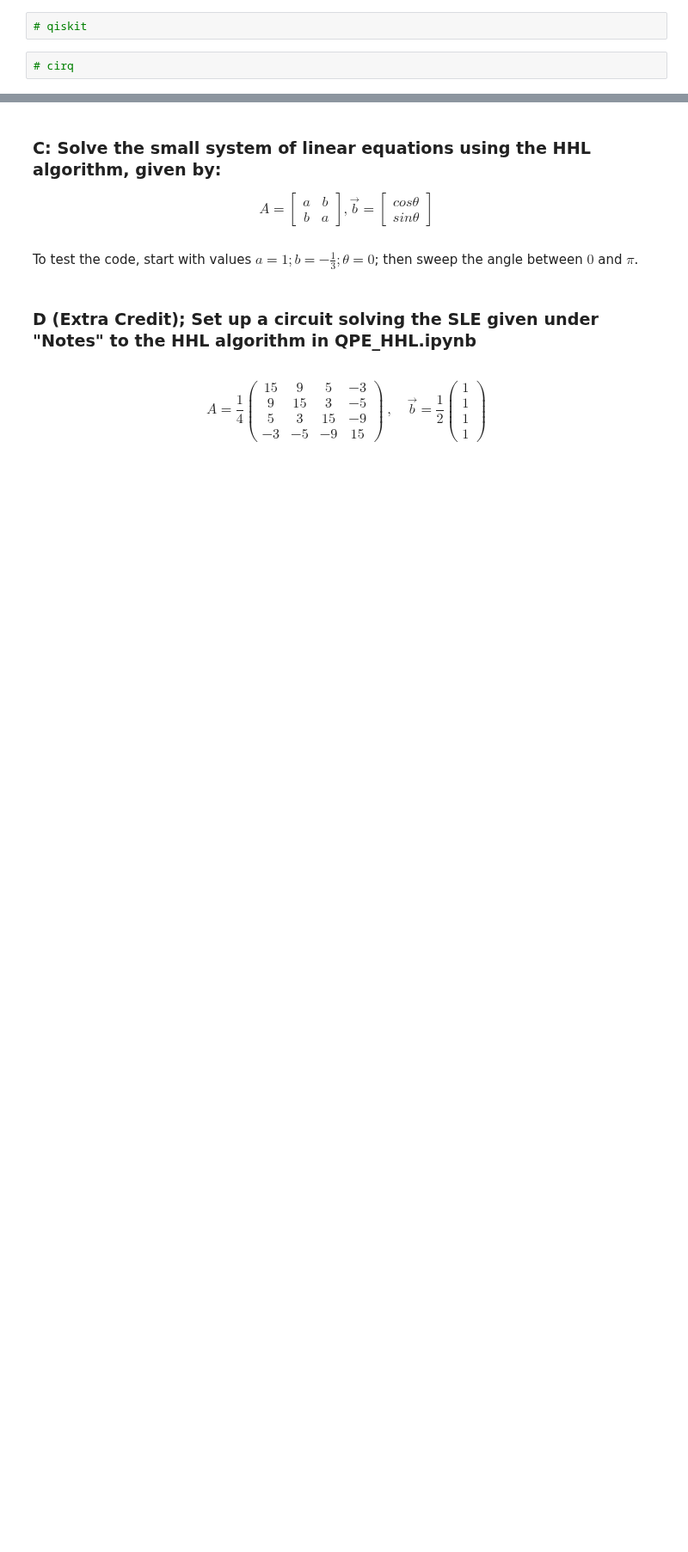
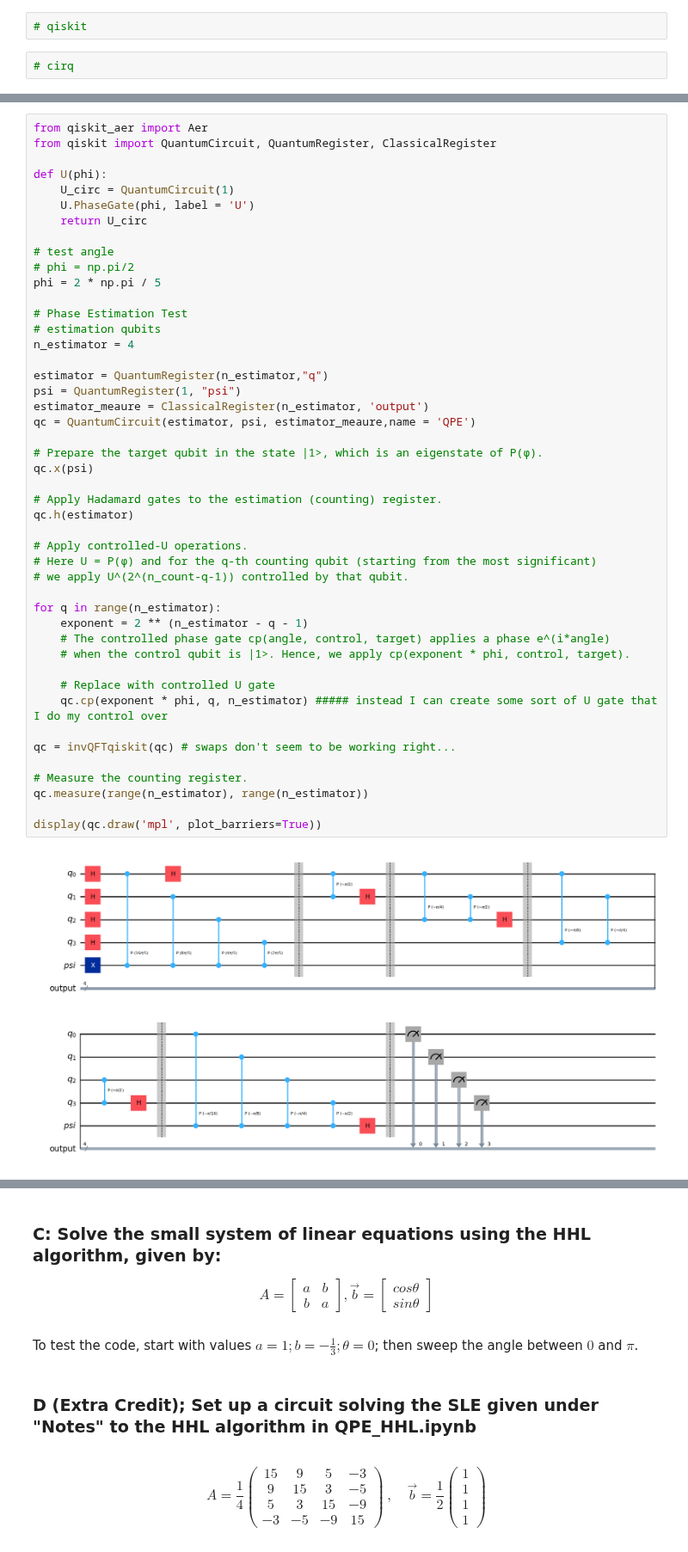
Before and after one commit to elijahkin/amsc698k, a Jupyter notebook: hw5/hw5.ipynb, the cells around one changed output, grey strips where cells are left out. Shown at 86% size. Saved outputs shown, nothing was run; the diff lists cells and outputs as text; blank space fills up the shorter version.

```diff
--- a/hw5/hw5.ipynb
+++ b/hw5/hw5.ipynb
@@ -30,0 +176,48 @@ Estimate the (assumed unknown) angle φ of a phase gate P(φ, q0) via a QPE to b
+# %%
+from qiskit_aer import Aer
+from qiskit import QuantumCircuit, QuantumRegister, ClassicalRegister
+
+def U(phi):
+    U_circ = QuantumCircuit(1)
+    U.PhaseGate(phi, label = 'U')
+    return U_circ
+
+# test angle
+# phi = np.pi/2
+phi = 2 * np.pi / 5
+
+# Phase Estimation Test
+# estimation qubits
+n_estimator = 4
+
+estimator = QuantumRegister(n_estimator,"q")
+psi = QuantumRegister(1, "psi")
+estimator_meaure = ClassicalRegister(n_estimator, 'output')
+qc = QuantumCircuit(estimator, psi, estimator_meaure,name = 'QPE')
+
+# Prepare the target qubit in the state |1>, which is an eigenstate of P(φ).
+qc.x(psi)
+
+# Apply Hadamard gates to the estimation (counting) register.
+qc.h(estimator)
+
+# Apply controlled-U operations.
+# Here U = P(φ) and for the q-th counting qubit (starting from the most significant)
+# we apply U^(2^(n_count-q-1)) controlled by that qubit.
+
+for q in range(n_estimator):
+    exponent = 2 ** (n_estimator - q - 1)
+    # The controlled phase gate cp(angle, control, target) applies a phase e^(i*angle)
+    # when the control qubit is |1>. Hence, we apply cp(exponent * phi, control, target).
+
+    # Replace with controlled U gate
+    qc.cp(exponent * phi, q, n_estimator) ##### instead I can create some sort of U gate that I do my control over
+
+qc = invQFTqiskit(qc) # swaps don't seem to be working right...
+
+# Measure the counting register.
+qc.measure(range(n_estimator), range(n_estimator))
+
+display(qc.draw('mpl', plot_barriers=True))
+# %% [output]
+[figure, added]
```
Also changed, not shown: parts of 14 cells of this notebook.
